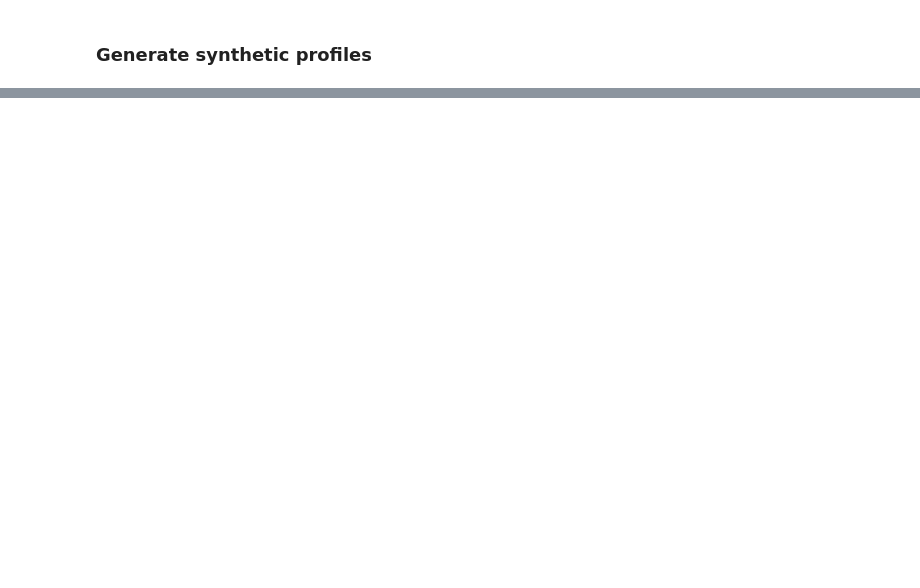
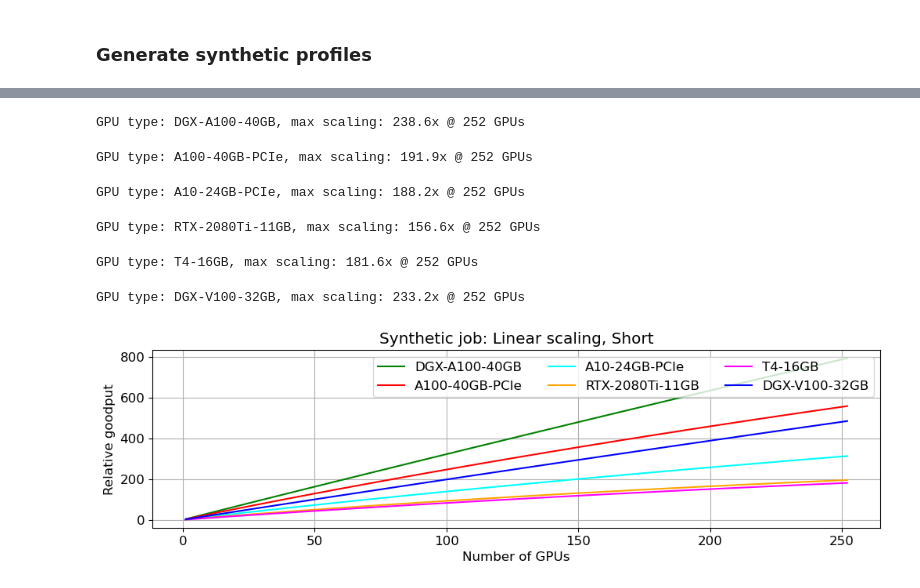
Before and after one commit to suhasjs/continuous-scheduling, a Jupyter notebook: simulator/notebooks/generate_profiles.ipynb, the cells around one changed output, grey strips where cells are left out. Saved outputs shown, nothing was run; the diff lists cells and outputs as text; code cells hidden in the pictures; blank space fills up the shorter version.

Commit message:
added scripts to generate synthetic jobs for any GPU type with desired scaling characteristics

```diff
--- a/simulator/notebooks/generate_profiles.ipynb
+++ b/simulator/notebooks/generate_profiles.ipynb
@@ -85,6 +84,7 @@ class SyntheticJob:
     ideal_work = self.base_work_per_gpu * n
     # sub-linear scaling: useful work with n processors < n * useful work with 1 processor
     attenuation = (1 - self.work_attentuation_factor)**n
+    # attenuation = 1
     return ideal_work * attenuation
 
   def compute_time(self, n):
@@ -92,6 +92,7 @@ class SyntheticJob:
     ideal_compute_time = self.work(n) / (n * self.work_rate_per_gpu)
     # filesystem, other contentions etc. increase compute time a bit
     system_overheads = (1 - self.compute_time_system_overheads_factor)**n
+    # system_overheads = 1
     return ideal_compute_time / system_overheads
 
   def comm_time(self, n):
@@ -104,7 +105,7 @@ class SyntheticJob:
     # model overlap between compute and communication for DLT jobs
     compute_time = self.compute_time(n)
     comm_time = self.comm_time(n)
-    return comm_time + compute_time * (1 - self.work_comm_overlap_factor)
+    return compute_time + comm_time * (1 - self.work_comm_overlap_factor)
 
   def goodput(self, n):
     # rate of useful work done per second = work done / iteration time
@@ -157,0 +147,43 @@ standardize(plt, size=(12, 3))
+# %%
+# Linear: short job
+job_configs = {
+  "DGX-A100-40GB": {'base_work_per_gpu': 400, 'work_rate_per_gpu': 40, 'work_attentuation_factor': 1e-3,
+                'compute_time_system_overheads_factor': 1e-4, 'base_comm_per_gpu': 1,
+                'work_comm_overlap_factor': 0.97},
+  "A100-40GB-PCIe": {'base_work_per_gpu': 400, 'work_rate_per_gpu': 35, 'work_attentuation_factor': 1e-3,
+                     'compute_time_system_overheads_factor': 5e-4, 'base_comm_per_gpu': 2.5,
+                     'work_comm_overlap_factor': 0.92},
+  "A10-24GB-PCIe": {'base_work_per_gpu': 200, 'work_rate_per_gpu': 20, 'work_attentuation_factor': 1e-3,
+                    'compute_time_system_overheads_factor': 5e-4, 'base_comm_per_gpu': 2.5,
+                    'work_comm_overlap_factor': 0.92},
+  "RTX-2080Ti-11GB": {'base_work_per_gpu': 100, 'work_rate_per_gpu': 15, 'work_attentuation_factor': 2e-3,
+                      'compute_time_system_overheads_factor': 5e-4, 'base_comm_per_gpu': 3,
+                      'work_comm_overlap_factor': 0.92},
+  "T4-16GB": {'base_work_per_gpu': 150, 'work_rate_per_gpu': 12, 'work_attentuation_factor': 2e-3,
+                      'compute_time_system_overheads_factor': 5e-4, 'base_comm_per_gpu': 3,
+                      'work_comm_overlap_factor': 0.92},
+  "DGX-V100-32GB": {'base_work_per_gpu': 250, 'work_rate_per_gpu': 25, 'work_attentuation_factor': 1e-3,
+                    'compute_time_system_overheads_factor': 1e-4, 'base_comm_per_gpu': 1.8,
+                    'work_comm_overlap_factor': 0.97}
+}
+gpu_types_to_colors = {
+  "DGX-A100-40GB": "green",
+  "A100-40GB-PCIe": "red",
+  "A10-24GB-PCIe": "cyan",
+  "RTX-2080Ti-11GB": "orange",
+  "T4-16GB": "magenta",
+  "DGX-V100-32GB": "blue"
+}
+goodputs = plot_curves(job_configs, gpu_types_to_colors, max_ngpus=256)
+plt.title("Synthetic job: Linear scaling, Short")
+job_profile = {"max_progress": 350000, "goodputs": goodputs, "params": job_configs}
+with open("../jobs/profiles/synthetic_linear_short.pkl", "wb") as f:
+  pickle.dump(job_profile, f)
+# %% [output]
+GPU type: DGX-A100-40GB, max scaling: 238.6x @ 252 GPUs
+GPU type: A100-40GB-PCIe, max scaling: 191.9x @ 252 GPUs
+GPU type: A10-24GB-PCIe, max scaling: 188.2x @ 252 GPUs
+GPU type: RTX-2080Ti-11GB, max scaling: 156.6x @ 252 GPUs
+GPU type: T4-16GB, max scaling: 181.6x @ 252 GPUs
+GPU type: DGX-V100-32GB, max scaling: 233.2x @ 252 GPUs
+[figure, added]
```
Also changed, not shown: parts of 12 cells of this notebook, 11 other files.
